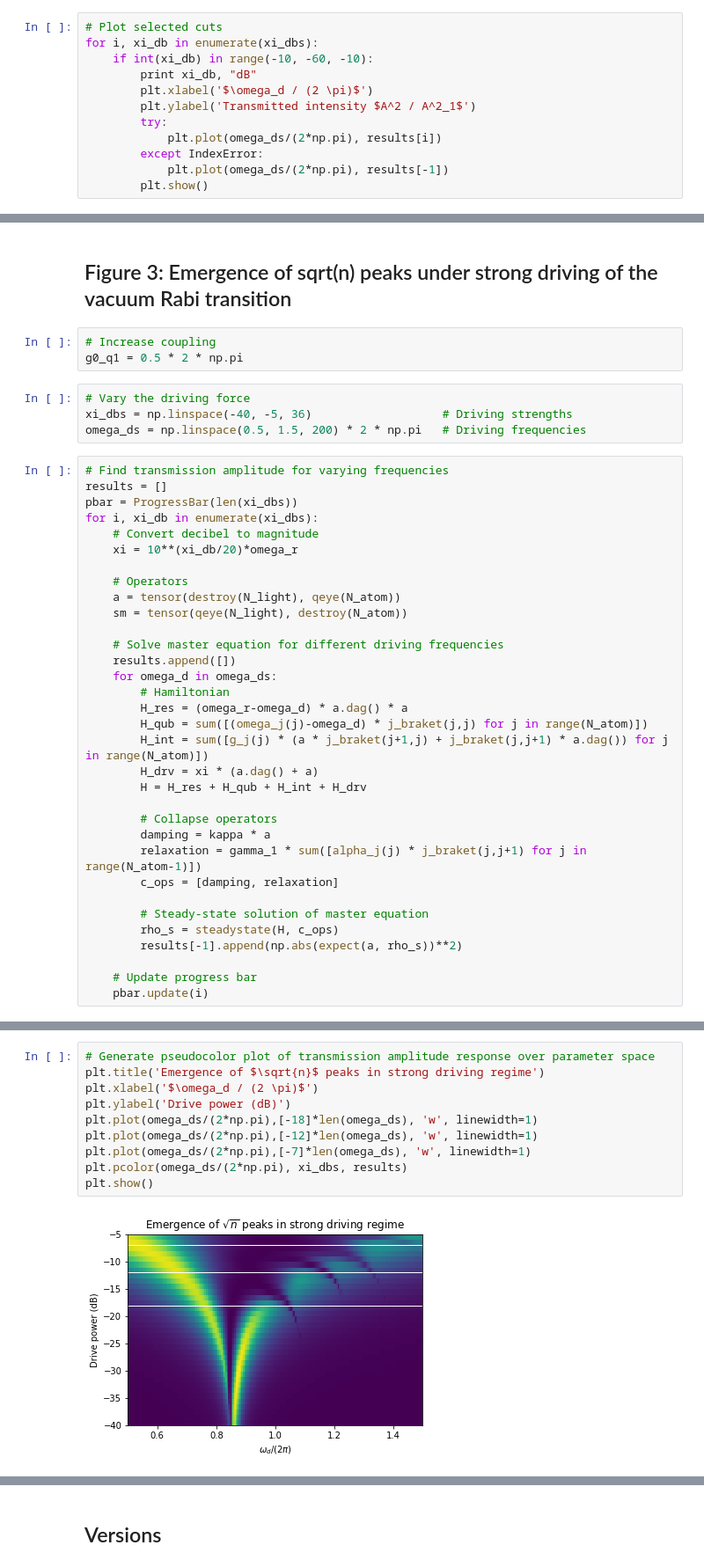
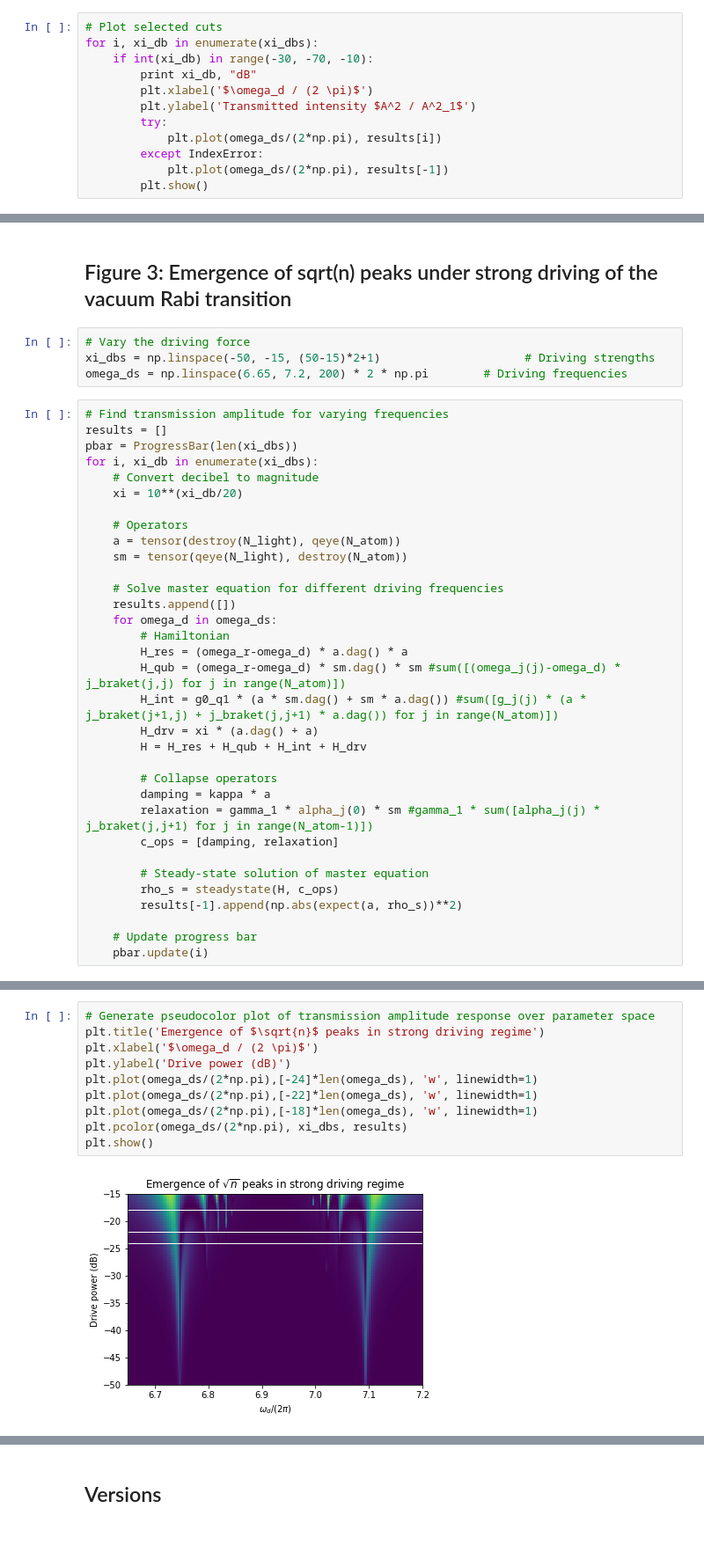
Before and after one commit to akashlevy/NonlinearRabi, a Jupyter notebook: NonlinearRabi.ipynb, the cells around one changed output, grey strips where cells are left out. Shown at 88% size. Drawn from its saved outputs; the diff is of its cells as text; blank space fills up the shorter version.

Commit message:
Updated notebook to work properly for figure 2 and 3

```diff
--- a/NonlinearRabi.ipynb
+++ b/NonlinearRabi.ipynb
@@ -122,7 +110,7 @@ plt.show()
 # %%
 # Plot selected cuts
 for i, xi_db in enumerate(xi_dbs):
-    if int(xi_db) in range(-10, -60, -10):
+    if int(xi_db) in range(-30, -70, -10):
         print xi_db, "dB"
         plt.xlabel('$\omega_d / (2 \pi)$')
         plt.ylabel('Transmitted intensity $A^2 / A^2_1$')
@@ -145,19 +136,16 @@ for i, xi_db in enumerate(xi_dbs):
 # %% [markdown]
 ## Figure 3: Emergence of sqrt(n) peaks under strong driving of the vacuum Rabi transition
-# %%
-# Increase coupling
-g0_q1 = 0.5 * 2 * np.pi
 # %%
 # Vary the driving force
-xi_dbs = np.linspace(-40, -5, 36)                   # Driving strengths
-omega_ds = np.linspace(0.5, 1.5, 200) * 2 * np.pi   # Driving frequencies
+xi_dbs = np.linspace(-50, -15, (50-15)*2+1)                     # Driving strengths
+omega_ds = np.linspace(6.65, 7.2, 200) * 2 * np.pi        # Driving frequencies
 # %%
 # Find transmission amplitude for varying frequencies
 results = []
 pbar = ProgressBar(len(xi_dbs))
 for i, xi_db in enumerate(xi_dbs):
     # Convert decibel to magnitude
-    xi = 10**(xi_db/20)*omega_r
+    xi = 10**(xi_db/20)
 
     # Operators
     a = tensor(destroy(N_light), qeye(N_atom))
@@ -168,14 +156,14 @@ for i, xi_db in enumerate(xi_dbs):
     for omega_d in omega_ds:
         # Hamiltonian
         H_res = (omega_r-omega_d) * a.dag() * a
-        H_qub = sum([(omega_j(j)-omega_d) * j_braket(j,j) for j in range(N_atom)])
-        H_int = sum([g_j(j) * (a * j_braket(j+1,j) + j_braket(j,j+1) * a.dag()) for j in range(N_atom)])
+        H_qub = (omega_r-omega_d) * sm.dag() * sm #sum([(omega_j(j)-omega_d) * j_braket(j,j) for j in range(N_atom)])
+        H_int = g0_q1 * (a * sm.dag() + sm * a.dag()) #sum([g_j(j) * (a * j_braket(j+1,j) + j_braket(j,j+1) * a.dag()) for j in range(N_atom)])
         H_drv = xi * (a.dag() + a)
         H = H_res + H_qub + H_int + H_drv
 
         # Collapse operators
         damping = kappa * a
-        relaxation = gamma_1 * sum([alpha_j(j) * j_braket(j,j+1) for j in range(N_atom-1)])
+        relaxation = gamma_1 * alpha_j(0) * sm #gamma_1 * sum([alpha_j(j) * j_braket(j,j+1) for j in range(N_atom-1)])
         c_ops = [damping, relaxation]
 
         # Steady-state solution of master equation
@@ -197,15 +185,15 @@ for i, xi_db in enumerate(xi_dbs):
 # %%
 # Generate pseudocolor plot of transmission amplitude response over parameter space
 plt.title('Emergence of $\sqrt{n}$ peaks in strong driving regime')
 plt.xlabel('$\omega_d / (2 \pi)$')
 plt.ylabel('Drive power (dB)')
+plt.plot(omega_ds/(2*np.pi),[-24]*len(omega_ds), 'w', linewidth=1)
+plt.plot(omega_ds/(2*np.pi),[-22]*len(omega_ds), 'w', linewidth=1)
 plt.plot(omega_ds/(2*np.pi),[-18]*len(omega_ds), 'w', linewidth=1)
-plt.plot(omega_ds/(2*np.pi),[-12]*len(omega_ds), 'w', linewidth=1)
-plt.plot(omega_ds/(2*np.pi),[-7]*len(omega_ds), 'w', linewidth=1)
 plt.pcolor(omega_ds/(2*np.pi), xi_dbs, results)
 plt.show()
 # %% [output]
-[figure, old version]
+[figure, new version]
 # %%
 # Plot selected cuts
 for i, xi_db in enumerate(xi_dbs):
```
Also changed, not shown: parts of 10 cells of this notebook.
